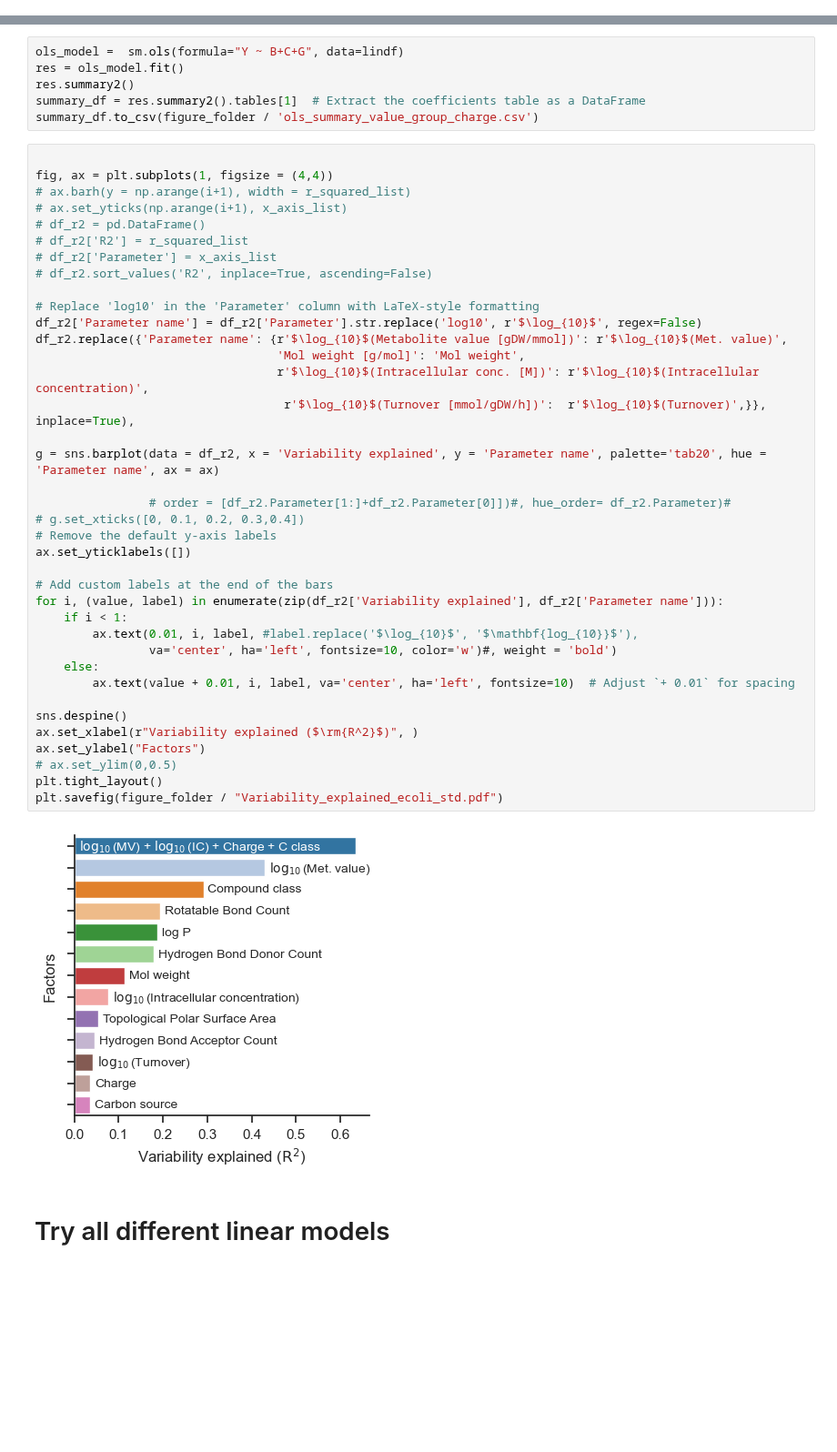
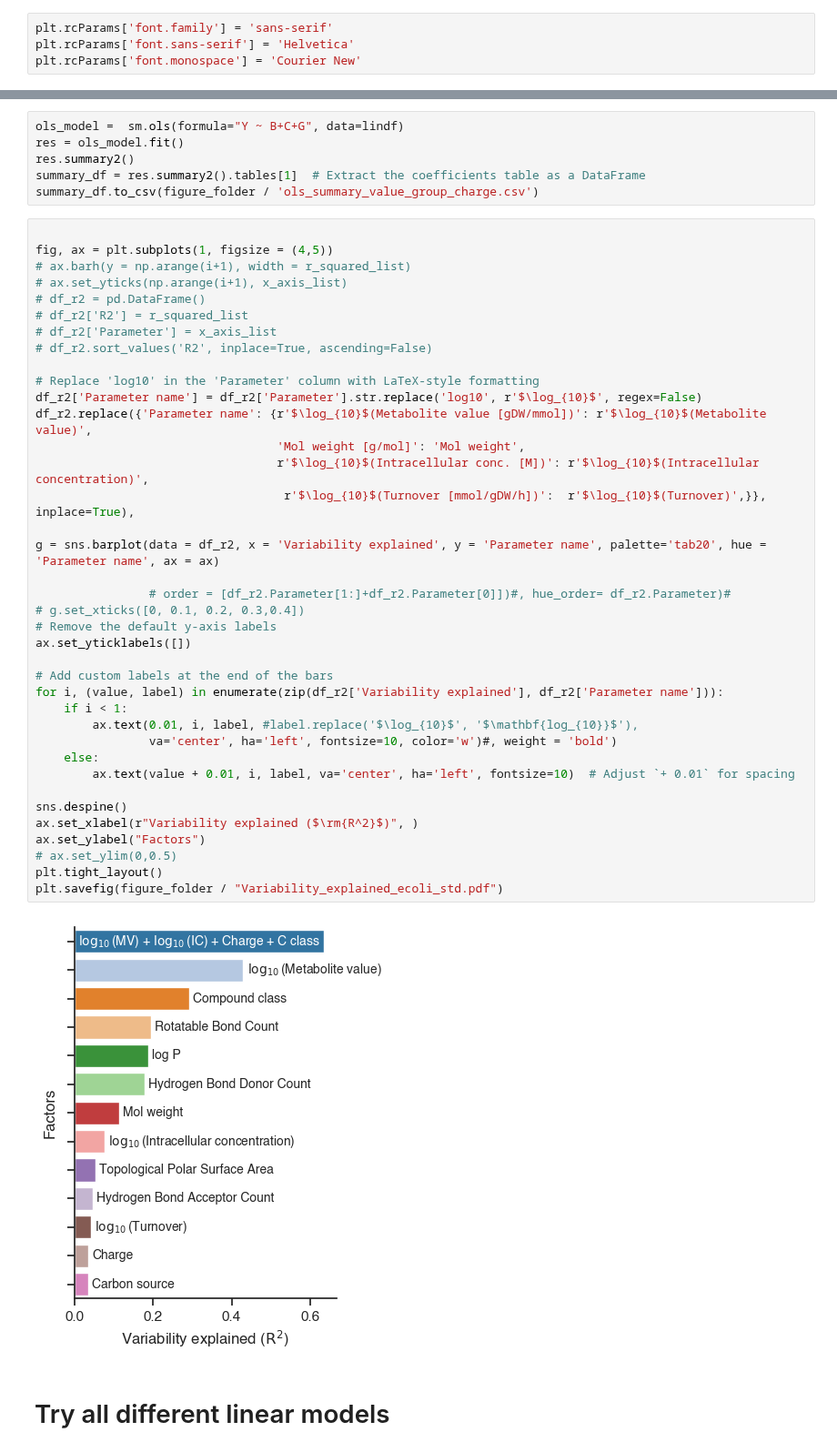
Before and after one commit to sulheim/metabolite-release, a Jupyter notebook: notebooks/1_release_rates/4_div/4D_make_figure_2.ipynb, the cells around one changed output, grey strips where cells are left out. Shown at 91% size. Drawn from its saved outputs; the diff is of its cells as text; blank space fills up the shorter version.

Commit message:
Update plots

```diff
--- a/notebooks/1_release_rates/4_div/4D_make_figure_2.ipynb
+++ b/notebooks/1_release_rates/4_div/4D_make_figure_2.ipynb
@@ -14,6 +14,10 @@ sns.set_theme(font_scale = 1, style = 'ticks')
 from scikit_posthocs import posthoc_dunn, posthoc_conover
 from statannotations.Annotator import Annotator
 import itertools
+# %%
+plt.rcParams['font.family'] = 'sans-serif'
+plt.rcParams['font.sans-serif'] = 'Helvetica'
+plt.rcParams['font.monospace'] = 'Courier New'
 # %%
 git_folder = Path('../../..')
 figure_folder = git_folder / 'Figures'
@@ -132,7 +136,7 @@ summary_df = res.summary2().tables[1]  # Extract the coefficients table as a Dat
 summary_df.to_csv(figure_folder / 'ols_summary_value_group_charge.csv')
 # %%
 
-fig, ax = plt.subplots(1, figsize = (4,4))
+fig, ax = plt.subplots(1, figsize = (4,5))
 # ax.barh(y = np.arange(i+1), width = r_squared_list)
 # ax.set_yticks(np.arange(i+1), x_axis_list)
 # df_r2 = pd.DataFrame()
@@ -141,35 +145,35 @@ fig, ax = plt.subplots(1, figsize = (4,4))
 # df_r2.sort_values('R2', inplace=True, ascending=False)
 
 # Replace 'log10' in the 'Parameter' column with LaTeX-style formatting
 df_r2['Parameter name'] = df_r2['Parameter'].str.replace('log10', r'$\log_{10}$', regex=False)
-df_r2.replace({'Parameter name': {r'$\log_{10}$(Metabolite value [gDW/mmol])': r'$\log_{10}$(Met. value)',
+df_r2.replace({'Parameter name': {r'$\log_{10}$(Metabolite value [gDW/mmol])': r'$\log_{10}$(Metabolite value)',
                                   'Mol weight [g/mol]': 'Mol weight',
                                   r'$\log_{10}$(Intracellular conc. [M])': r'$\log_{10}$(Intracellular concentration)',
                                    r'$\log_{10}$(Turnover [mmol/gDW/h])':  r'$\log_{10}$(Turnover)',}}, inplace=True),
 
 g = sns.barplot(data = df_r2, x = 'Variability explained', y = 'Parameter name', palette='tab20', hue = 'Parameter name', ax = ax)
 
                 # order = [df_r2.Parameter[1:]+df_r2.Parameter[0]])#, hue_order= df_r2.Parameter)#
 # g.set_xticks([0, 0.1, 0.2, 0.3,0.4])
 # Remove the default y-axis labels
 ax.set_yticklabels([])
 
 # Add custom labels at the end of the bars
 for i, (value, label) in enumerate(zip(df_r2['Variability explained'], df_r2['Parameter name'])):
     if i < 1:
         ax.text(0.01, i, label, #label.replace('$\log_{10}$', '$\mathbf{log_{10}}$'),
                 va='center', ha='left', fontsize=10, color='w')#, weight = 'bold')
     else:
         ax.text(value + 0.01, i, label, va='center', ha='left', fontsize=10)  # Adjust `+ 0.01` for spacing
 
 sns.despine()
 ax.set_xlabel(r"Variability explained ($\rm{R^2}$)", )
 ax.set_ylabel("Factors")
 # ax.set_ylim(0,0.5)
 plt.tight_layout()
 plt.savefig(figure_folder / "Variability_explained_ecoli_std.pdf")
 # %% [output]
-[figure, old version]
+[figure, new version]
 # %% [markdown]
 # Try all different linear models
 # %%
```
Also changed, not shown: parts of 11 cells of this notebook, 7 other files.
